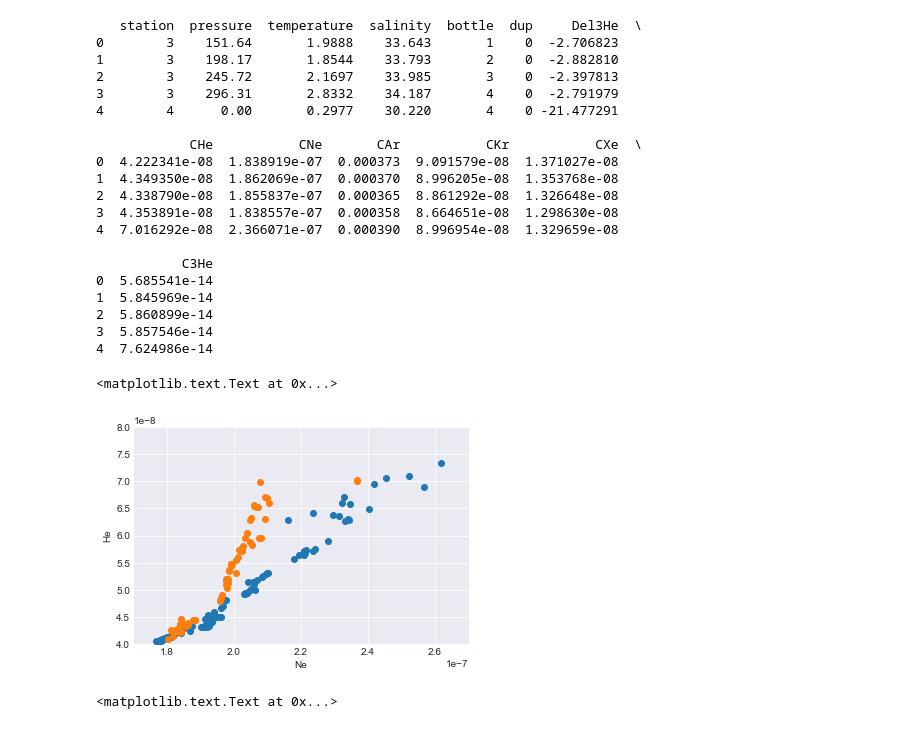
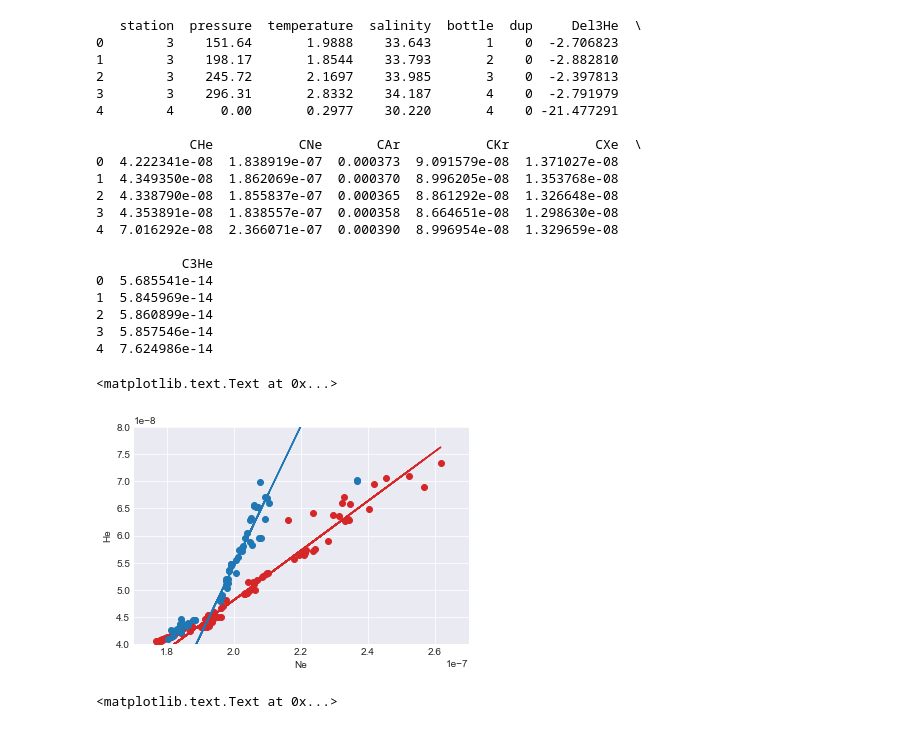
Before and after one commit to nlbeaird/NG_compare, a Jupyter notebook: NG_compare.ipynb, the cells around one changed output. Cells and saved outputs as stored; diff of their text form; code cells hidden in the pictures.

Commit message:
add linreg for He/Ne plots

```diff
--- a/NG_compare.ipynb
+++ b/NG_compare.ipynb
@@ -79,18 +85,29 @@ print(WGdata.head())
 2  5.860899e-14
 3  5.857546e-14
 4  7.624986e-14
-# %%
-
-plt.scatter(SERMdata.CNe, SERMdata.CHe)
-plt.scatter(WGdata.CNe, WGdata.CHe)
-plt.xlim([1.7e-7, 2.7e-7])
-plt.ylim([4e-8, 8e-8])
-
-plt.xlabel('Ne')
-plt.ylabel('He')
-# %% [output]
-<matplotlib.text.Text at 0x...>
-[figure, removed]
+# %%
+# make a model to fit the He/Ne ratio
+Smodel = LinearRegression(fit_intercept=True)
+Smodel.fit(SERMdata.CNe[ SERMdata.CNe > 1.9e-7, np.newaxis], SERMdata.CHe[ SERMdata.CNe > 1.9e-7])
+Syfit = Smodel.predict(SERMdata.CNe[:, np.newaxis])
+
+
+Amodel = LinearRegression(fit_intercept=True)
+Amodel.fit(WGdata.CNe[ (WGdata.CNe > 1.9e-7) & (WGdata.CNe < 2.2e-7), np.newaxis], WGdata.CHe[(WGdata.CNe > 1.9e-7) & (WGdata.CNe < 2.2e-7)])
+Ayfit = Amodel.predict(WGdata.CNe[:, np.newaxis])
+
+plt.scatter(SERMdata.CNe, SERMdata.CHe, color='tab:red')
+plt.plot(SERMdata.CNe, Syfit, color='tab:red')
+plt.scatter(WGdata.CNe, WGdata.CHe, color='tab:blue')
+plt.plot(WGdata.CNe, Ayfit, color='tab:blue')
+plt.xlim([1.7e-7, 2.7e-7])
+plt.ylim([4e-8, 8e-8])
+
+plt.xlabel('Ne')
+plt.ylabel('He')
+# %% [output]
+<matplotlib.text.Text at 0x...>
+[figure, added]
 # %%
 plt.scatter(SERMdata.CHe, SERMdata.C3He)
 plt.scatter(WGdata.CHe, WGdata.C3He)
```
Also changed, not shown: parts of 2 cells of this notebook.
